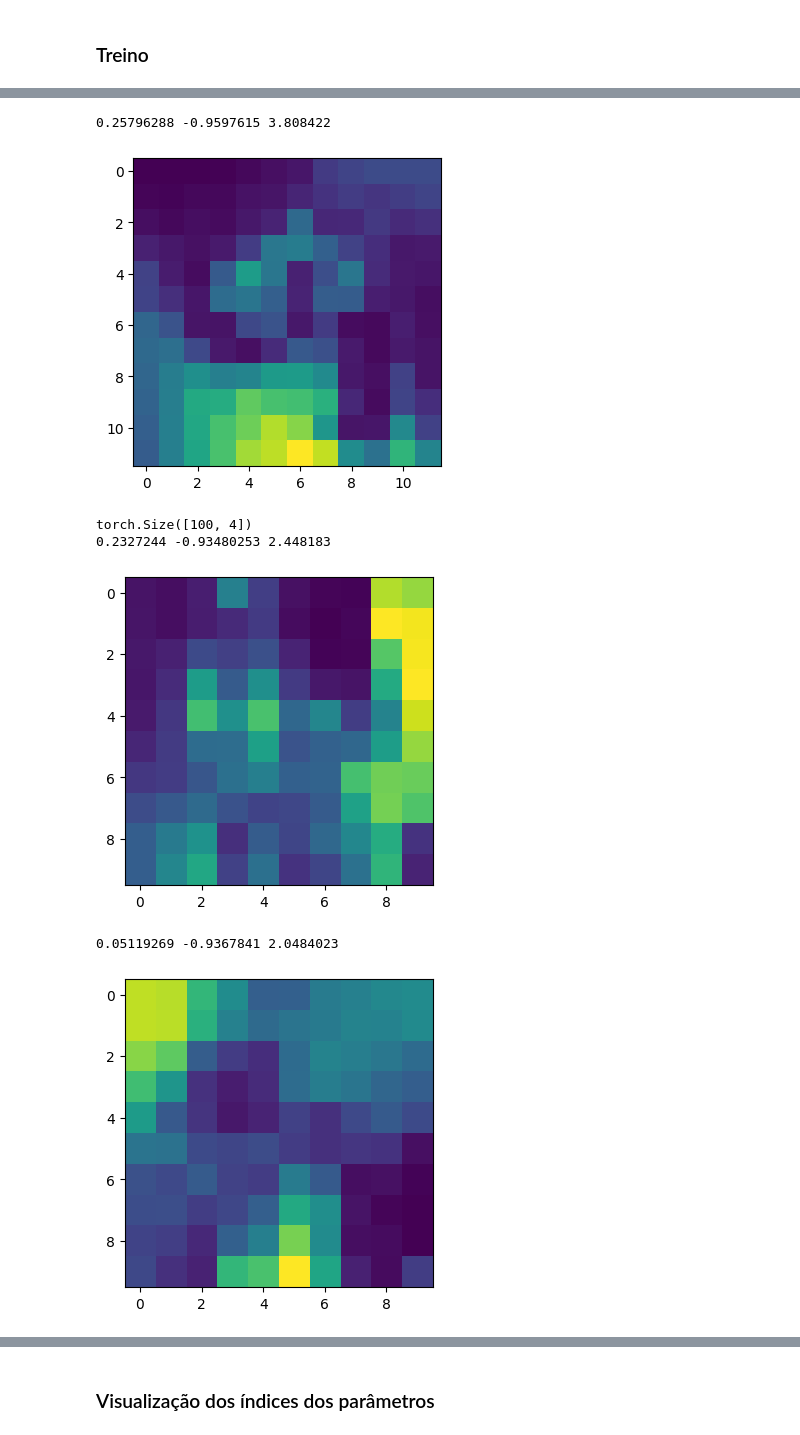
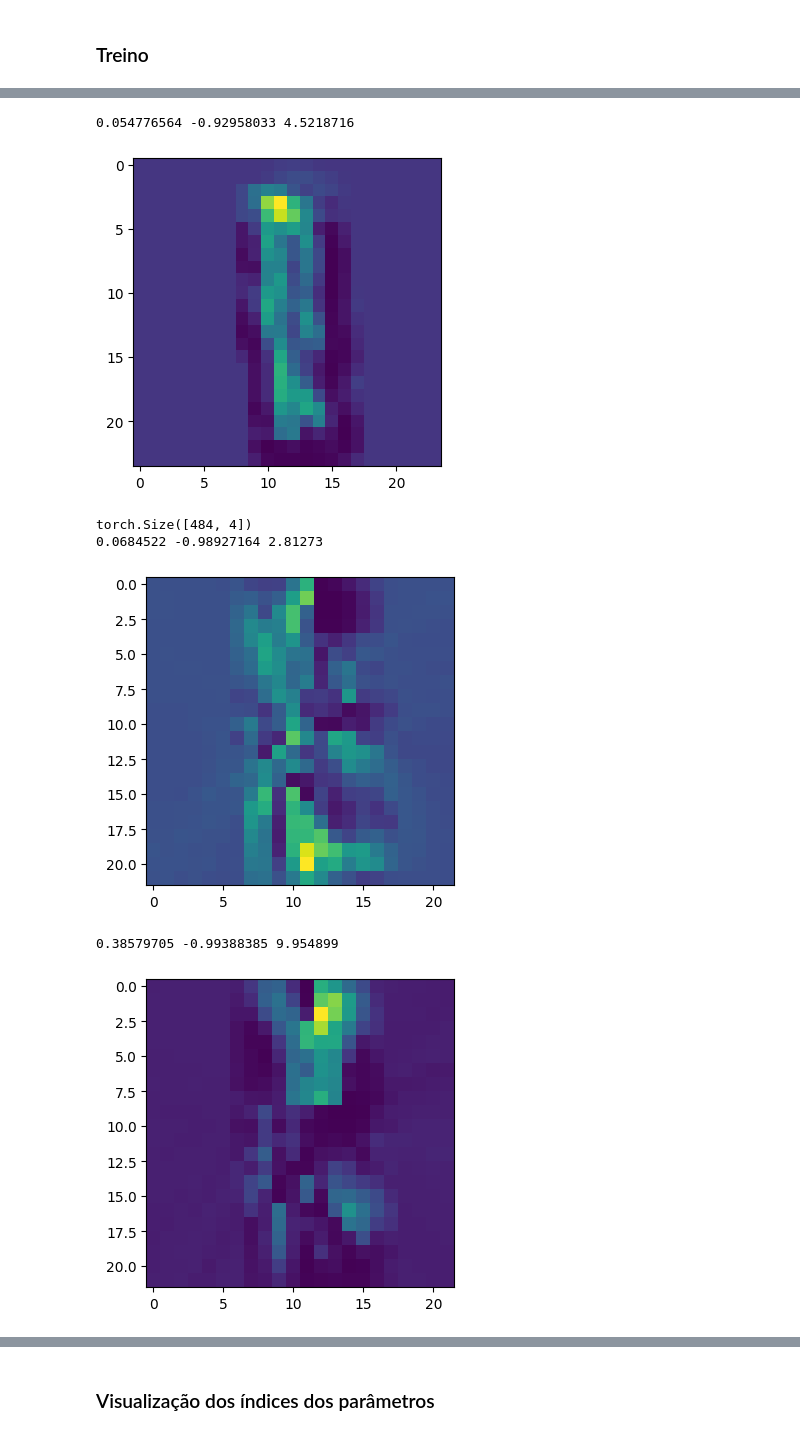
Before and after one commit to Ronnypetson/titanic, a Jupyter notebook: MNIST_Maromba.ipynb, the cells around one changed output, grey strips where cells are left out. Cells and saved outputs as stored; diff of their text form; code cells hidden in the pictures.

```diff
--- a/MNIST_Maromba.ipynb
+++ b/MNIST_Maromba.ipynb
@@ -787,11 +789,11 @@ class MModule(nn.Module):
     self.W = nn.Parameter(
         2.0 * torch.rand((1, n_params), device=device) - 1.0
     )
-    _W_idx = torch.rand((1, n_params, idx_dim), device=device)
+    _W_idx = 2.0 * torch.rand((1, n_params, idx_dim), device=device) - 1.0 ###
     self.W_idx = nn.Parameter(_W_idx)
     self.MW = MTensor(self.W, self.W_idx)
     ###
-    self.probe = nn.Linear(512, 10).to(device)
+    self.probe = nn.Linear(484, 10).to(device) # 288, 400, 512
     ###
     # self.activation = nn.ReLU()
     self.activation = nn.ELU()
@@ -884,8 +886,8 @@ class MModule(nn.Module):
     ### Under experimentation
     channels = 1
     img_h, img_w = img_dim, img_dim
-    filter_whs = [(5, 5), (3, 3), (3, 3)]
-    strides = [2, 1, 1]
+    filter_whs = [(3, 3), (3, 3)]
+    strides = [2, 1]
     filter_w, filter_h = filter_whs[0]
     stride = strides[0]
     filter_area = filter_w * filter_h
@@ -1070,21 +1072,21 @@ def prepare_input(x, y, device="cpu"):
 # %% [markdown]
 ### Treino
 # %%
-hidden_dim = 512
+hidden_dim = 484
 start_mode = False
 valid_mode = False
 # TODO: Visualize conv layer output
 samples = [
     # in_ch * out_ch * h * w,
-    1 * 2 * 5 * 5,
+    1 * 2 * 3 * 3,
     2 * 4 * 3 * 3,
-    4 * 8 * 3 * 3,
+    # 4 * 8 * 3 * 3,
     hidden_dim,
 ]
 sets = [
     1,
     1,
-    1,
+    # 1,
     num_classes
 ]
 n_params = int(np.array(samples).dot(np.array(sets)))
@@ -1100,17 +1102,17 @@ if start_mode:
       device=device,
   )
   optimizer = Adam(model.parameters(), lr=1e-3) # 1e-2
+  train_log = {
+      "train loss": [],
+      "eval loss": [],
+      "acc": [],
+      "set": [],
+      "epoch": [],
+  }
 
 num_epochs = 720 * 4
 epoch_len = 60
 
-train_log = {
-    "train loss": [],
-    "eval loss": [],
-    "acc": [],
-    "set": [],
-    "epoch": [],
-}
 for epoch in range(num_epochs):
   model.train()
   train_iter = iter(train_data_loader)
@@ -1153,6 +1155,7 @@ for epoch in range(num_epochs):
     df_train[group_cols]
     .groupby("epoch")
     .agg(lambda x: x.median(skipna=True))
+    .tail(200)
     .plot(figsize=(24, 4), grid=True)
   )
   plt.show()
@@ -1171,8 +1177,10 @@ imgs = [img.data.cpu().detach() for img in model.all_pools]
 # %%
 shapes = [
     (img_dim, img_dim, 1),
-    ((img_dim - 4) // 2, (img_dim - 4) // 2, 2),
-    ((img_dim - 4) // 2 - 2, (img_dim - 4) // 2 - 2, 4),
+    ((img_dim - 4) // 1, (img_dim - 4) // 1, 2),
+    (((img_dim - 4) // 1 - 2), ((img_dim - 4) // 1 - 2), 4),
+    (((img_dim - 4) // 1 - 4) // 2, ((img_dim - 4) // 1 - 4) // 2, 8),
+    # ((img_dim - 4) // 2 - 2, (img_dim - 4) // 2 - 2, 4),
     # ((img_dim - 4) // 2 - 4, (img_dim - 4) // 2 - 4, 8),
 ]
 for idx, img in enumerate(imgs[:len(shapes)]):
@@ -1198,7 +1206,7 @@ torch.Size([144, 2])
-0.25796288 -0.9597615 3.808422
+0.054776564 -0.92958033 4.5218716
-[figure, old version]
+[figure, new version]
-torch.Size([100, 4])
-0.2327244 -0.93480253 2.448183
+torch.Size([484, 4])
+0.0684522 -0.98927164 2.81273
-[figure, old version]
+[figure, new version]
-0.05119269 -0.9367841 2.0484023
+0.38579705 -0.99388385 9.954899
-[figure, old version]
+[figure, new version]
```
Also changed, not shown: parts of 5 cells of this notebook.
